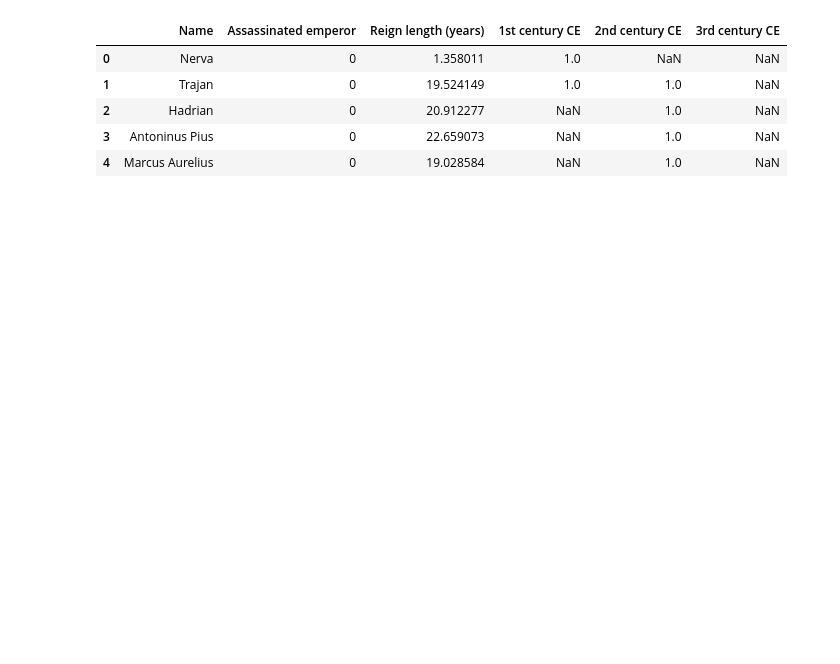
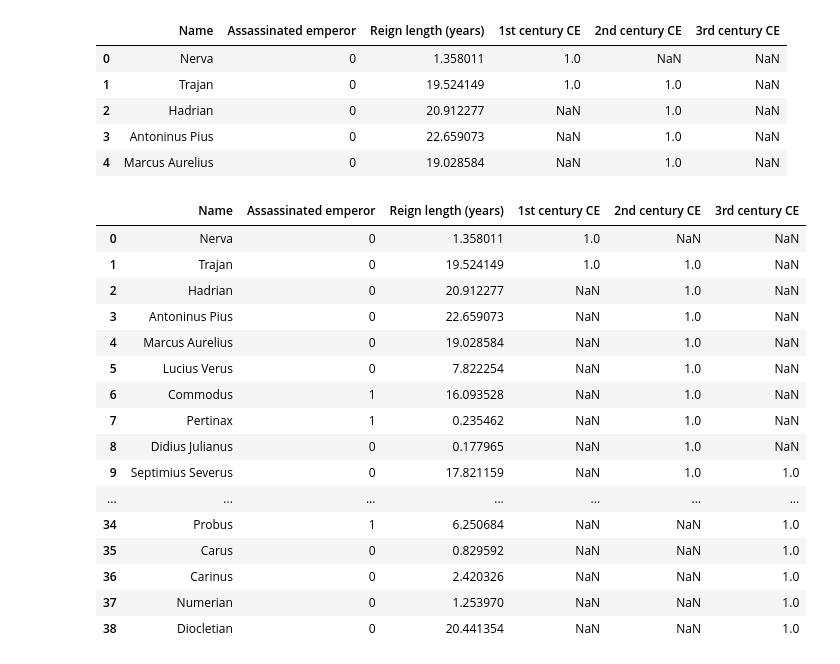
Before and after one commit to sdam-au/coins, a Jupyter notebook: scripts/0_emperors.ipynb, the cells around one changed output. Drawn from its saved outputs; the diff is of its cells as text; code cells hidden in the pictures; blank space fills up the shorter version.

```diff
--- a/scripts/0_emperors.ipynb
+++ b/scripts/0_emperors.ipynb
@@ -11,3 +23,23 @@ emprerors.head(5)
 | 2 | Hadrian | 0 | 20.912277 | NaN | 1.0 | NaN |
 | 3 | Antoninus Pius | 0 | 22.659073 | NaN | 1.0 | NaN |
 | 4 | Marcus Aurelius | 0 | 19.028584 | NaN | 1.0 | NaN |
+# %%
+emperors
+# %% [output]
+|  | Name | Assassinated emperor | Reign length (years) | 1st century CE | 2nd century CE | 3rd century CE |
+| 0 | Nerva | 0 | 1.358011 | 1.0 | NaN | NaN |
+| 1 | Trajan | 0 | 19.524149 | 1.0 | 1.0 | NaN |
+| 2 | Hadrian | 0 | 20.912277 | NaN | 1.0 | NaN |
+| 3 | Antoninus Pius | 0 | 22.659073 | NaN | 1.0 | NaN |
+| 4 | Marcus Aurelius | 0 | 19.028584 | NaN | 1.0 | NaN |
+| 5 | Lucius Verus | 0 | 7.822254 | NaN | 1.0 | NaN |
+| 6 | Commodus | 1 | 16.093528 | NaN | 1.0 | NaN |
+| 7 | Pertinax | 1 | 0.235462 | NaN | 1.0 | NaN |
+| 8 | Didius Julianus | 0 | 0.177965 | NaN | 1.0 | NaN |
+| 9 | Septimius Severus | 0 | 17.821159 | NaN | 1.0 | 1.0 |
+| ... | ... | ... | ... | ... | ... | ... |
+| 34 | Probus | 1 | 6.250684 | NaN | NaN | 1.0 |
+| 35 | Carus | 0 | 0.829592 | NaN | NaN | 1.0 |
+| 36 | Carinus | 0 | 2.420326 | NaN | NaN | 1.0 |
+| 37 | Numerian | 0 | 1.253970 | NaN | NaN | 1.0 |
+| 38 | Diocletian | 0 | 20.441354 | NaN | NaN | 1.0 |
```
Also changed, not shown: parts of 8 cells of this notebook, 16 other files.
